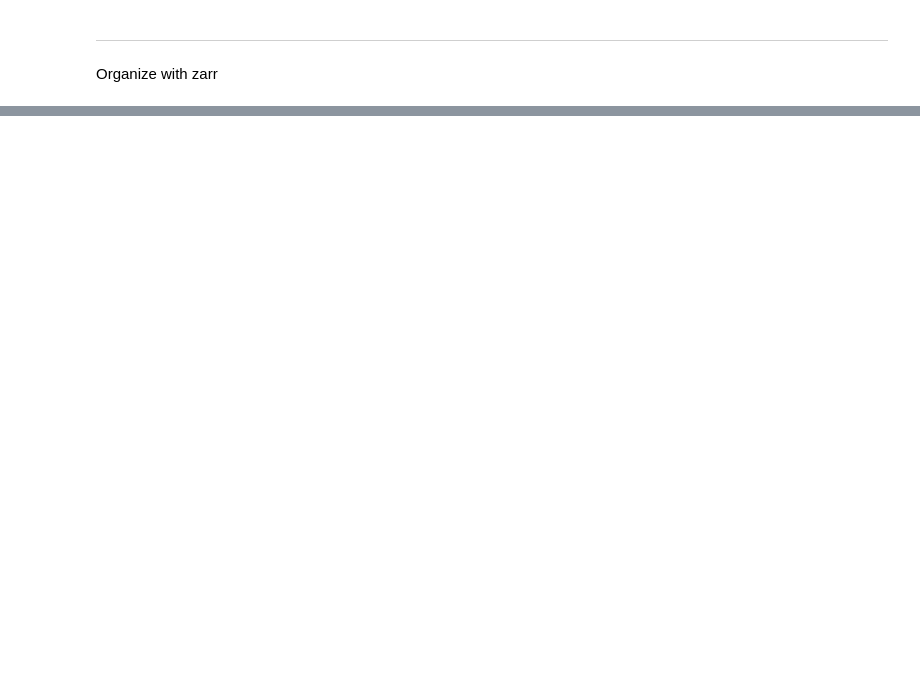
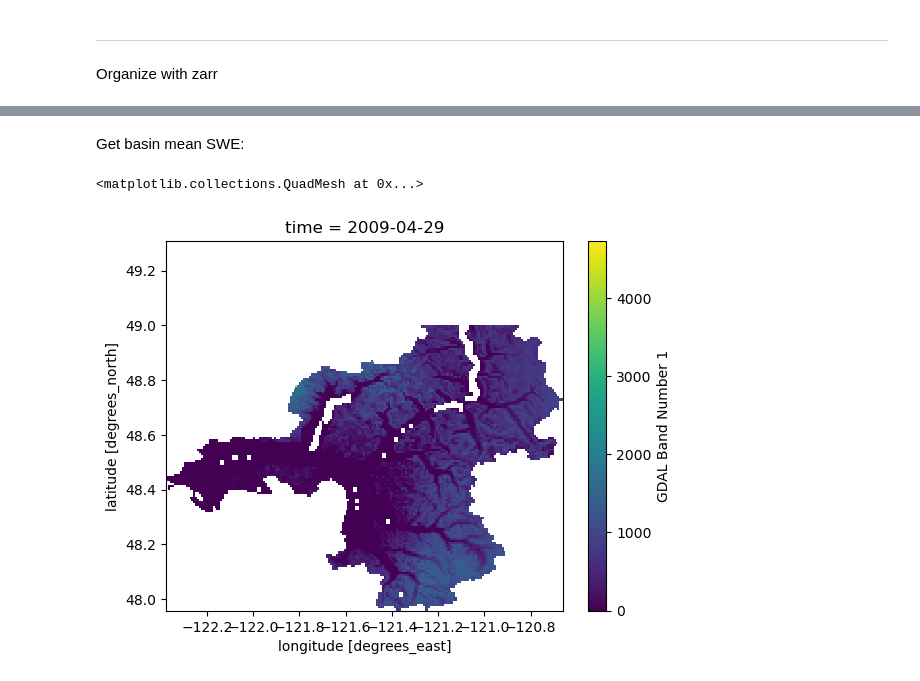
Before and after one commit to spestana/validation, a Jupyter notebook: fetch_snodas.ipynb, the cells around one changed output, grey strips where cells are left out. Saved outputs shown, nothing was run; the diff lists cells and outputs as text; code cells hidden in the pictures; blank space fills up the shorter version.

```diff
--- a/fetch_snodas.ipynb
+++ b/fetch_snodas.ipynb
@@ -227,0 +260,10 @@ del source_array
+# %% [markdown]
+Get basin mean SWE:
+# %%
+ds_clipped = xr.open_zarr('/data0/images/SNODAS/skagit/SNODAS_skagit.zarr')
+ds_clipped = ds_clipped.where(ds_clipped.lat<=49)
+# %%
+ds_clipped.isel(time=2020).swe.plot()
+# %% [output]
+<matplotlib.collections.QuadMesh at 0x...>
+[figure, added]
```
Also changed, not shown: parts of 59 cells of this notebook, 1 other file.
